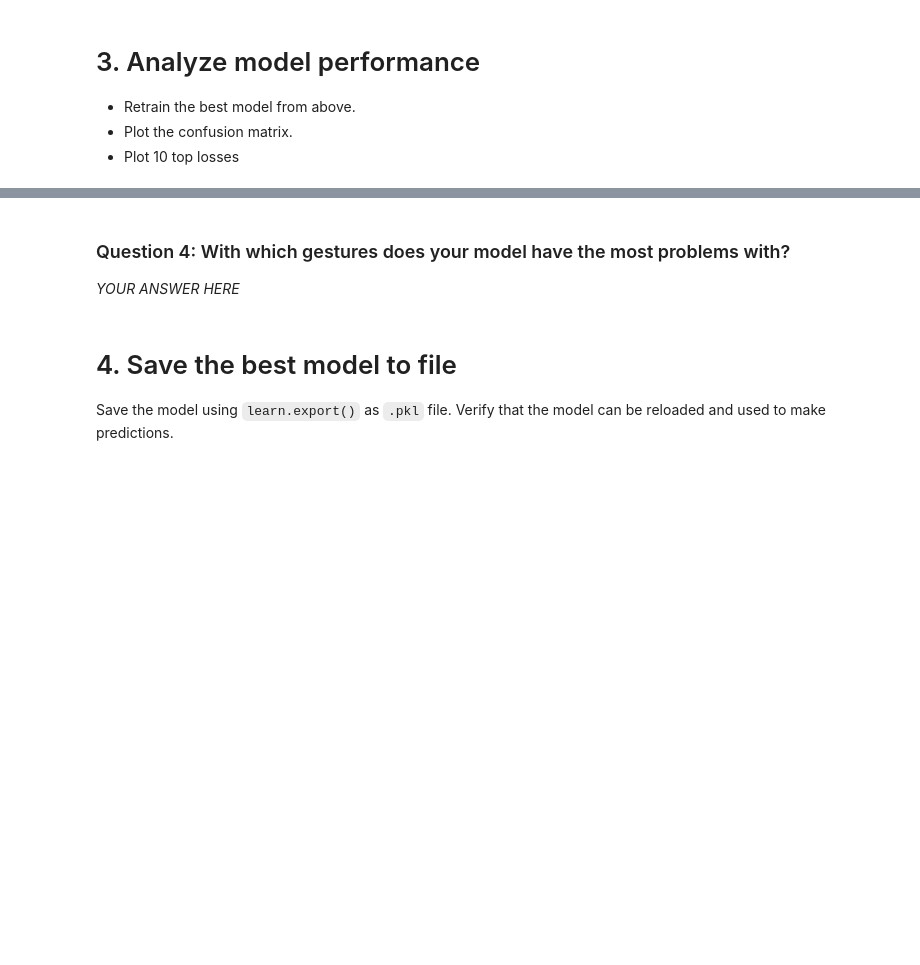
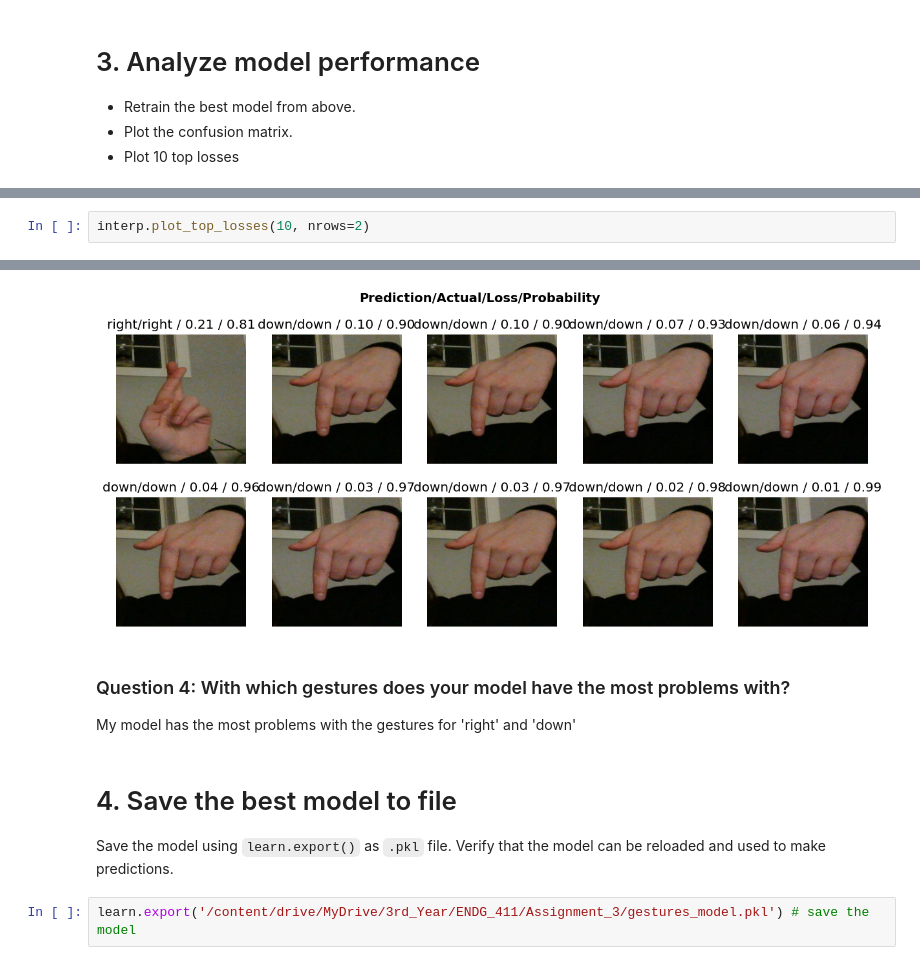
Before and after one commit to isabelconklin/ENDG310-Project-1-F2023, a Jupyter notebook: a3_model_training.ipynb, the cells around one changed output, grey strips where cells are left out. Cells and saved outputs as stored; diff of their text form; blank space fills up the shorter version.

```diff
--- a/a3_model_training.ipynb
+++ b/a3_model_training.ipynb
@@ -114,0 +193,3 @@ NameError: name 'vision_learner' is not defined
+# %%
+interp.plot_top_losses(10, nrows=2)
+# %% [output]
@@ -115,6 +197,9 @@ NameError: name 'vision_learner' is not defined
+[figure, added]
 # %% [markdown]
 ### Question 4: With which gestures does your model have the most problems with?
-*YOUR ANSWER HERE*
+My model has the most problems with the gestures for 'right' and 'down'
 # %% [markdown]
 # 4. Save the best model to file
 Save the model using `learn.export()` as `.pkl` file. Verify that the model can be reloaded and used to make predictions.
+# %%
+learn.export('/content/drive/MyDrive/3rd_Year/ENDG_411/Assignment_3/gestures_model.pkl') # save the model
```
Also changed, not shown: parts of 20 cells of this notebook.
